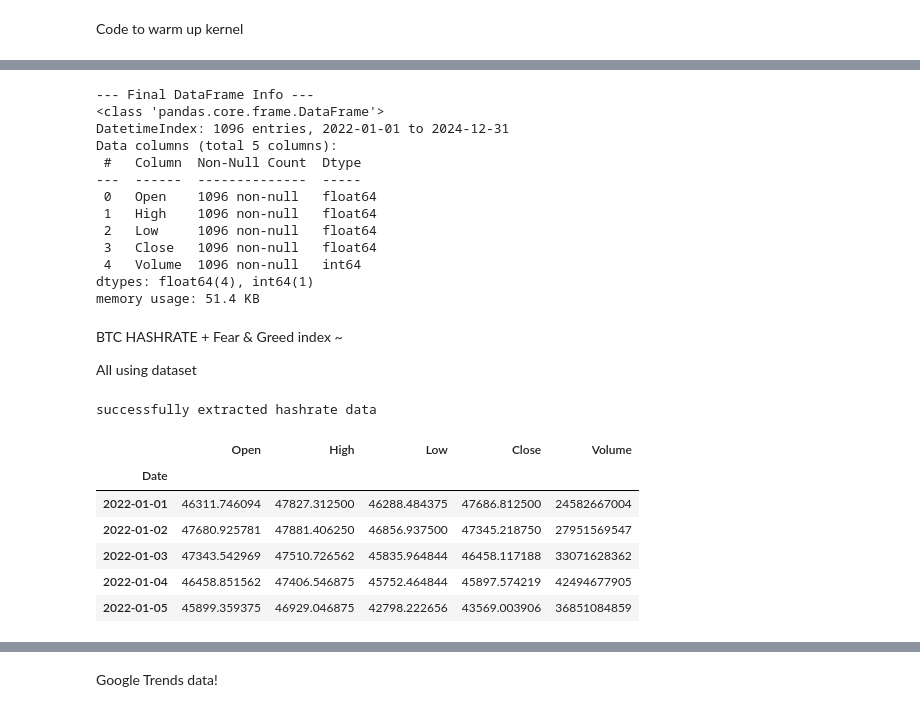
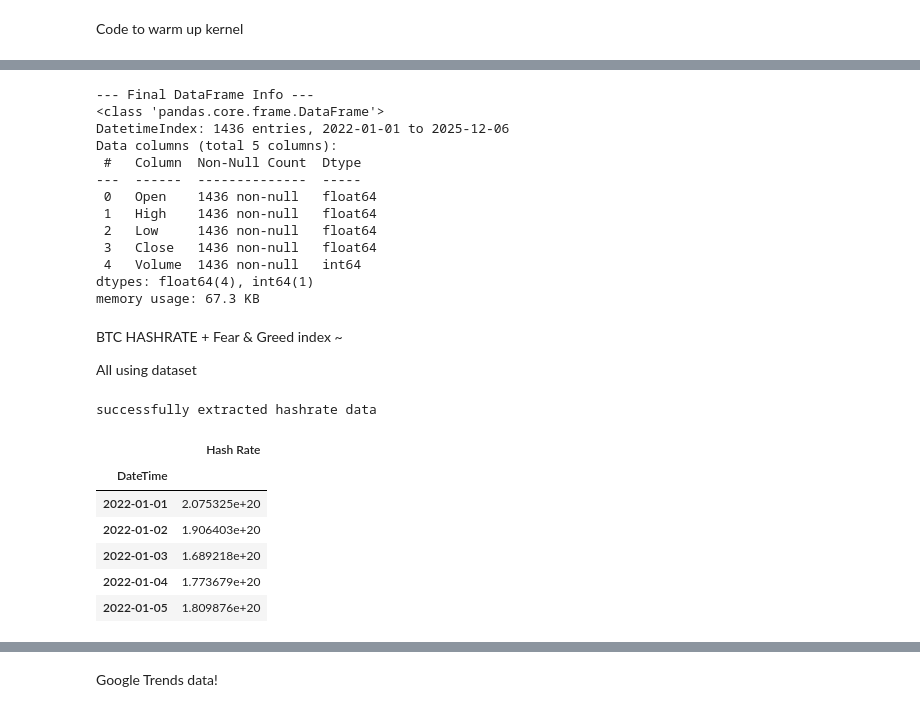
Before and after one commit to Kebinging/DSC101, a Jupyter notebook: BTCnETH Data Collection.ipynb, the cells around one changed output, grey strips where cells are left out. Drawn from its saved outputs; the diff is of its cells as text; code cells hidden in the pictures.

```diff
--- a/BTCnETH Data Collection.ipynb
+++ b/BTCnETH Data Collection.ipynb
@@ -62,26 +55,12 @@ memory usage: 51.4 KB
 # %%
-START_DATE = "2022-01-01"
 
-def clean_index(df):
-    """Safely normalizes index and removes timezone if it exists."""
-    df.index = df.index.normalize()
-    if df.index.tz is not None:
-        df.index = df.index.tz_localize(None)
-    return df
+# --- FETCH BTC DATA ---
+# BTC trades 24/7, so this will be your primary (left) dataset
+btc_data = yf.Ticker(BTC_TICKER).history(start=START_DATE, end = END_DATE)
+df_btc = btc_data[['Open', 'High', 'Low', 'Close','Volume']].copy()
+df_combined_daily_btc = clean_index(df_btc)
 
-try:
-    # --- FETCH BTC DATA ---
-    # BTC trades 24/7, so this will be your primary (left) dataset
-    btc_data = yf.Ticker(BTC_TICKER).history(start=START_DATE, period="3y")
-    df_btc = btc_data[['Open', 'High', 'Low', 'Close','Volume']].copy()
-    df_btc = clean_index(df_btc)
-
-
-    df_combined_daily_btc = df_btc
-
-except Exception as e:
-    print(f"An error occurred while fetching data: {e}")
-    exit()
+df_combined_daily_btc = df_btc
 
 # Display final data types and non-null counts
 print("\n--- Final DataFrame Info ---")
@@ -89,52 +68,53 @@ df_combined_daily_btc.info()
 # %% [output]
 --- Final DataFrame Info ---
 <class 'pandas.core.frame.DataFrame'>
-DatetimeIndex: 1096 entries, 2022-01-01 to 2024-12-31
+DatetimeIndex: 1436 entries, 2022-01-01 to 2025-12-06
 Data columns (total 5 columns):
  #   Column  Non-Null Count  Dtype
 ---  ------  --------------  -----
- 0   Open    1096 non-null   float64
- 1   High    1096 non-null   float64
- 2   Low     1096 non-null   float64
- 3   Close   1096 non-null   float64
- 4   Volume  1096 non-null   int64
+ 0   Open    1436 non-null   float64
+ 1   High    1436 non-null   float64
+ 2   Low     1436 non-null   float64
+ 3   Close   1436 non-null   float64
+ 4   Volume  1436 non-null   int64
 dtypes: float64(4), int64(1)
-memory usage: 51.4 KB
+memory usage: 67.3 KB
 # %% [markdown]
 BTC HASHRATE + Fear & Greed index ~
 
 All using dataset
 # %%
-FILE_PATH = "C:\\Users\\Kevin Ivander\\Documents\\GitHub\\DSC101\\csv_files\\hashrateBTC.csv"
+FILE_PATH = r"C:\Users\Kevin Ivander\Documents\GitHub\DSC101\csv_files\hashrateBTC.csv"
 START_DATE = '2022-01-01 00:00:00'
-END_DATE = '2024-12-31 00:00:00'
+END_DATE = '2025-12-07 00:00:00'
 
 df_hashrate_data = pd.read_csv(
     FILE_PATH,
     sep=';',
-    names = ['DateTime', 'Hashrate'],
+    names = ['DateTime', 'Hash Rate'],
     index_col='DateTime',
     parse_dates=['DateTime'],
     skiprows=1,
+    decimal=',',
     header=None
     )
 df_hashrate = df_hashrate_data.loc[START_DATE:END_DATE].copy()
 
 
 df_hashrate.index = pd.to_datetime(df_hashrate.index)
 
-df_hashrate['Hashrate'] = pd.to_numeric(df_hashrate['Hashrate'].astype(float))
+df_hashrate['Hash Rate'] = pd.to_numeric(df_hashrate['Hash Rate'].astype(float))
 daily_avg_hash = df_hashrate.resample('D').mean()
 print("successfully extracted hashrate data")
 
-df_combined_daily_btc.head()
+daily_avg_hash.head()
 # %% [output]
 successfully extracted hashrate data
-|  | Open | High | Low | Close | Volume |
-| Date |  |  |  |  |  |
-| 2022-01-01 | 46311.746094 | 47827.312500 | 46288.484375 | 47686.812500 | 24582667004 |
-| 2022-01-02 | 47680.925781 | 47881.406250 | 46856.937500 | 47345.218750 | 27951569547 |
-| 2022-01-03 | 47343.542969 | 47510.726562 | 45835.964844 | 46458.117188 | 33071628362 |
-| 2022-01-04 | 46458.851562 | 47406.546875 | 45752.464844 | 45897.574219 | 42494677905 |
-| 2022-01-05 | 45899.359375 | 46929.046875 | 42798.222656 | 43569.003906 | 36851084859 |
+|  | Hash Rate |
+| DateTime |  |
+| 2022-01-01 | 2.075325e+20 |
+| 2022-01-02 | 1.906403e+20 |
+| 2022-01-03 | 1.689218e+20 |
+| 2022-01-04 | 1.773679e+20 |
+| 2022-01-05 | 1.809876e+20 |
 # %%
```
Also changed, not shown: parts of 42 cells of this notebook, 5 other files.
